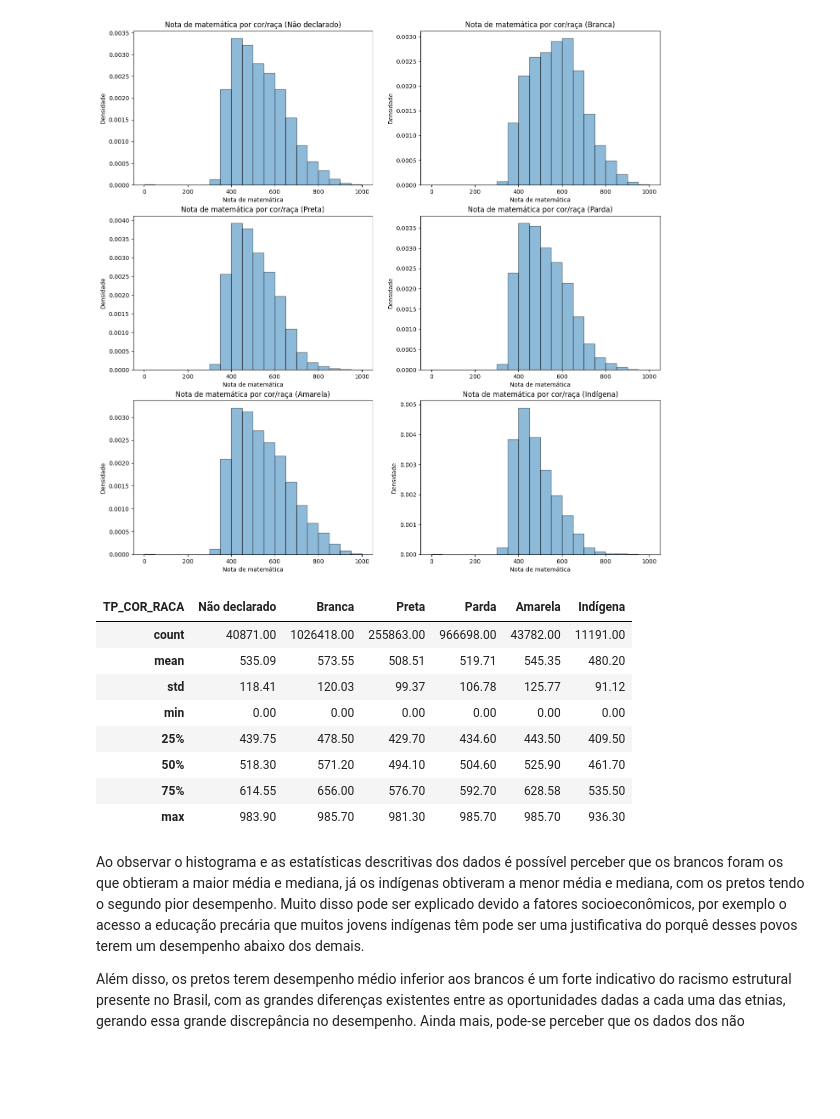
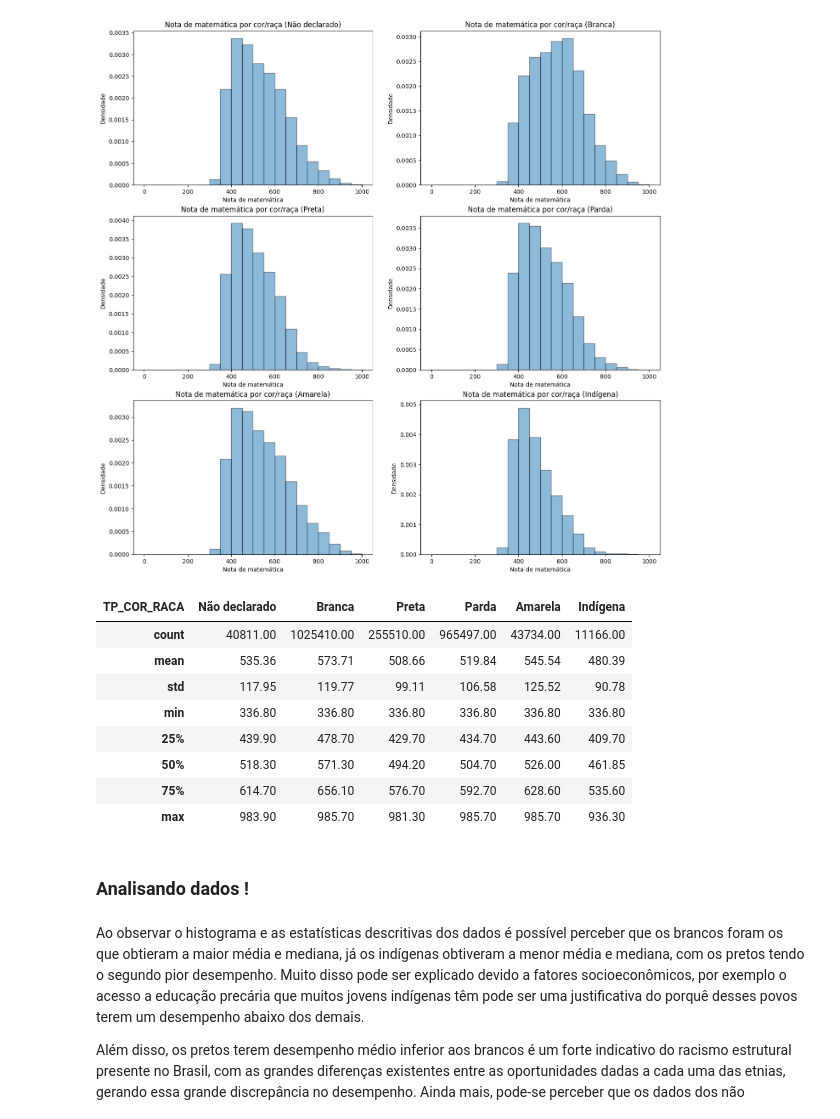
Before and after one commit to Phvr06/Proj2-Cdados, a Jupyter notebook: main.ipynb, the cells around one changed output. Saved outputs shown, nothing was run; the diff lists cells and outputs as text; code cells hidden in the pictures; blank space fills up the shorter version.

```diff
--- a/main.ipynb
+++ b/main.ipynb
@@ -25,0 +43,6 @@ dados.head(3)
+# %%
+# Removendo as notas 0 (de matemática e ciência humanas) da base de dados:
+
+dados = dados[dados.NU_NOTA_MT != 0]
+dados = dados[dados.NU_NOTA_CH != 0]
+dados.reset_index(drop=True, inplace=True)
@@ -144,17 +210,19 @@ plt.show()
 [figure]
 # %%
 # Descrição estatística das notas de matemática por cor/raça
-dados.groupby('TP_COR_RACA').describe()['NU_NOTA_MT'].T.apply(lambda x: x.round(2))
+dados.groupby('TP_COR_RACA', observed=True).describe()['NU_NOTA_MT'].T.apply(lambda x: x.round(2))
 # %% [output]
 | TP_COR_RACA | Não declarado | Branca | Preta | Parda | Amarela | Indígena |
-| count | 40871.00 | 1026418.00 | 255863.00 | 966698.00 | 43782.00 | 11191.00 |
-| mean | 535.09 | 573.55 | 508.51 | 519.71 | 545.35 | 480.20 |
-| std | 118.41 | 120.03 | 99.37 | 106.78 | 125.77 | 91.12 |
-| min | 0.00 | 0.00 | 0.00 | 0.00 | 0.00 | 0.00 |
-| 25% | 439.75 | 478.50 | 429.70 | 434.60 | 443.50 | 409.50 |
-| 50% | 518.30 | 571.20 | 494.10 | 504.60 | 525.90 | 461.70 |
-| 75% | 614.55 | 656.00 | 576.70 | 592.70 | 628.58 | 535.50 |
+| count | 40811.00 | 1025410.00 | 255510.00 | 965497.00 | 43734.00 | 11166.00 |
+| mean | 535.36 | 573.71 | 508.66 | 519.84 | 545.54 | 480.39 |
+| std | 117.95 | 119.77 | 99.11 | 106.58 | 125.52 | 90.78 |
+| min | 336.80 | 336.80 | 336.80 | 336.80 | 336.80 | 336.80 |
+| 25% | 439.90 | 478.70 | 429.70 | 434.70 | 443.60 | 409.70 |
+| 50% | 518.30 | 571.30 | 494.20 | 504.70 | 526.00 | 461.85 |
+| 75% | 614.70 | 656.10 | 576.70 | 592.70 | 628.60 | 535.60 |
 | max | 983.90 | 985.70 | 981.30 | 985.70 | 985.70 | 936.30 |
+# %% [markdown]
+### Analisando dados !
 # %% [markdown]
 Ao observar o histograma e as estatísticas descritivas dos dados é possível perceber que os brancos foram os que obtieram a maior média e mediana, já os indígenas obtiveram a menor média e mediana, com os pretos tendo o segundo pior desempenho. Muito disso pode ser explicado devido a fatores socioeconômicos, por exemplo o acesso a educação precária que muitos jovens indígenas têm pode ser uma justificativa do porquê desses povos terem um desempenho abaixo dos demais.
 
```
Also changed, not shown: parts of 43 cells of this notebook.
